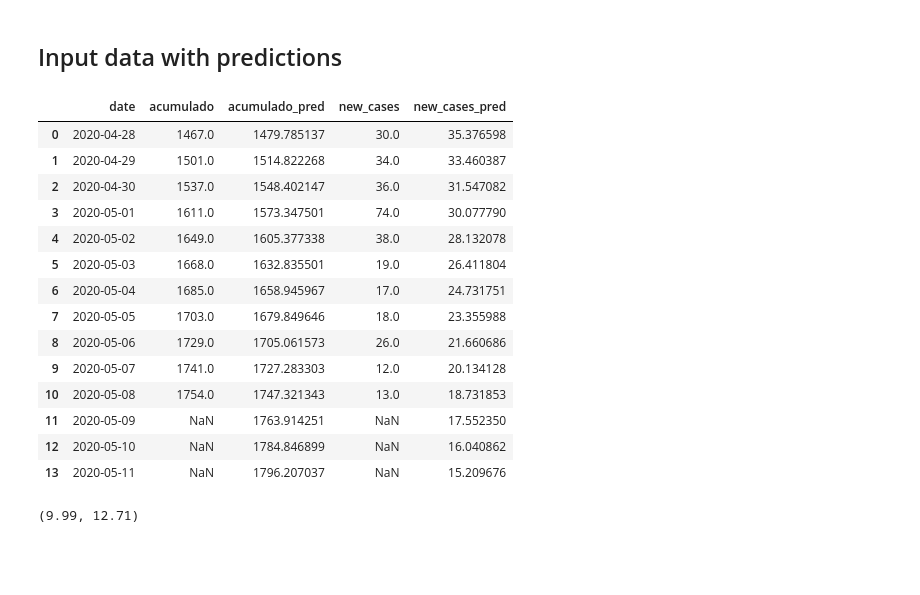
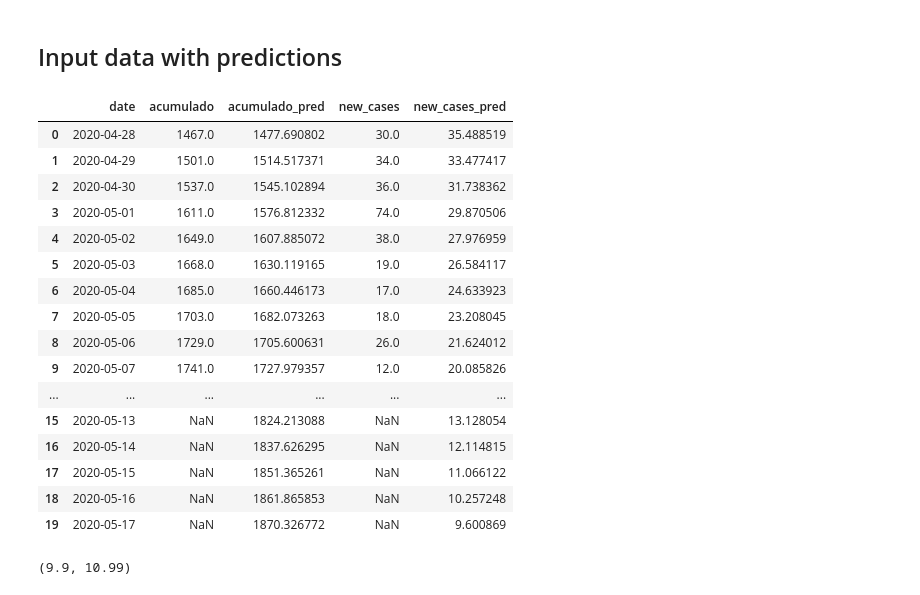
Before and after one commit to jorivero83/covid19, a Jupyter notebook: load_model_and_compute_predictions.ipynb, the cells around one changed output. Drawn from its saved outputs; the diff is of its cells as text; code cells hidden in the pictures; blank space fills up the shorter version.

```diff
--- a/load_model_and_compute_predictions.ipynb
+++ b/load_model_and_compute_predictions.ipynb
@@ -54,7 +54,7 @@ dt_until = str(df[df[x_data_label] == x_values[-1]].date.map(lambda x: str(x)[:1
 
 # ========== Compute predictions =============
 np.random.seed(1234)
-h = 14  # number points to prediction ahead
+h = 20  # number points to prediction ahead
 with richards_model:
     # Update data so that we get predictions into the future
     x_data = np.arange(0, len(y_values) + h)
@@ -128,38 +128,40 @@ plt.show()
 # %%
 # Save data with predictions
 df_pred = pd.DataFrame(index=pd.date_range(start=df.index[0], freq='D', periods=len(y_fit_final)))
 df_pred[x_data_label] = np.arange(0, post_pred_final['y'].shape[1])
 df_pred['acumulado_pred'] = y_fit_final
 df_pred['acumulado_pred_lower'] = y_min_final
 df_pred['acumulado_pred_upper'] = y_max_final
 df_pred['new_cases_pred'] = dy_fit_final
 df_full = pd.merge(df_pred, df, on=x_data_label, how='left')
 df_full.index = df_pred.index
 df_full['date'] = df_pred.index
 cols_selected = ['date', x_data_label, 'acumulado', 'acumulado_pred',
                  'acumulado_pred_lower', 'acumulado_pred_upper', 'new_cases_pred']
 df_full = pd.merge(df_input.drop('date', axis=1).reset_index(),
                    df_full[cols_selected], on='date', how='outer')
 df_full.index = df_full['date']
 # df_full.to_csv('results/{}/{}_data_until_{}_predictions.csv'.format(country, country, dt_until),
 #                index=False, sep=',', decimal='.')
-df_full[['acumulado','acumulado_pred','new_cases','new_cases_pred']].tail(14).reset_index()
+df_full[['acumulado','acumulado_pred','new_cases','new_cases_pred']].tail(20).reset_index()
 # %% [output]
 |  | date | acumulado | acumulado_pred | new_cases | new_cases_pred |
-| 0 | 2020-04-28 | 1467.0 | 1479.785137 | 30.0 | 35.376598 |
-| 1 | 2020-04-29 | 1501.0 | 1514.822268 | 34.0 | 33.460387 |
-| 2 | 2020-04-30 | 1537.0 | 1548.402147 | 36.0 | 31.547082 |
-| 3 | 2020-05-01 | 1611.0 | 1573.347501 | 74.0 | 30.077790 |
-| 4 | 2020-05-02 | 1649.0 | 1605.377338 | 38.0 | 28.132078 |
-| 5 | 2020-05-03 | 1668.0 | 1632.835501 | 19.0 | 26.411804 |
-| 6 | 2020-05-04 | 1685.0 | 1658.945967 | 17.0 | 24.731751 |
-| 7 | 2020-05-05 | 1703.0 | 1679.849646 | 18.0 | 23.355988 |
-| 8 | 2020-05-06 | 1729.0 | 1705.061573 | 26.0 | 21.660686 |
-| 9 | 2020-05-07 | 1741.0 | 1727.283303 | 12.0 | 20.134128 |
-| 10 | 2020-05-08 | 1754.0 | 1747.321343 | 13.0 | 18.731853 |
-| 11 | 2020-05-09 | NaN | 1763.914251 | NaN | 17.552350 |
-| 12 | 2020-05-10 | NaN | 1784.846899 | NaN | 16.040862 |
-| 13 | 2020-05-11 | NaN | 1796.207037 | NaN | 15.209676 |
+| 0 | 2020-04-28 | 1467.0 | 1477.690802 | 30.0 | 35.488519 |
+| 1 | 2020-04-29 | 1501.0 | 1514.517371 | 34.0 | 33.477417 |
+| 2 | 2020-04-30 | 1537.0 | 1545.102894 | 36.0 | 31.738362 |
+| 3 | 2020-05-01 | 1611.0 | 1576.812332 | 74.0 | 29.870506 |
+| 4 | 2020-05-02 | 1649.0 | 1607.885072 | 38.0 | 27.976959 |
+| 5 | 2020-05-03 | 1668.0 | 1630.119165 | 19.0 | 26.584117 |
+| 6 | 2020-05-04 | 1685.0 | 1660.446173 | 17.0 | 24.633923 |
+| 7 | 2020-05-05 | 1703.0 | 1682.073263 | 18.0 | 23.208045 |
+| 8 | 2020-05-06 | 1729.0 | 1705.600631 | 26.0 | 21.624012 |
+| 9 | 2020-05-07 | 1741.0 | 1727.979357 | 12.0 | 20.085826 |
+| ... | ... | ... | ... | ... | ... |
+| 15 | 2020-05-13 | NaN | 1824.213088 | NaN | 13.128054 |
+| 16 | 2020-05-14 | NaN | 1837.626295 | NaN | 12.114815 |
+| 17 | 2020-05-15 | NaN | 1851.365261 | NaN | 11.066122 |
+| 18 | 2020-05-16 | NaN | 1861.865853 | NaN | 10.257248 |
+| 19 | 2020-05-17 | NaN | 1870.326772 | NaN | 9.600869 |
 # %%
 from sklearn.metrics import mean_squared_error
 df_train = df_full.loc['2020-03-18':'2020-04-27']
@@ -168,6 +170,6 @@ rms_train = round(np.sqrt(mean_squared_error(df_train['acumulado'], df_train['ac
 rms_test = round(np.sqrt(mean_squared_error(df_test['acumulado'], df_test['acumulado_pred'])),2)
 rms_train, rms_test
 # %% [output]
-(9.99, 12.71)
+(9.9, 10.99)
 # %%
 # (10.91, 1.72)
```
Also changed, not shown: parts of 3 cells of this notebook, 4 other files.
